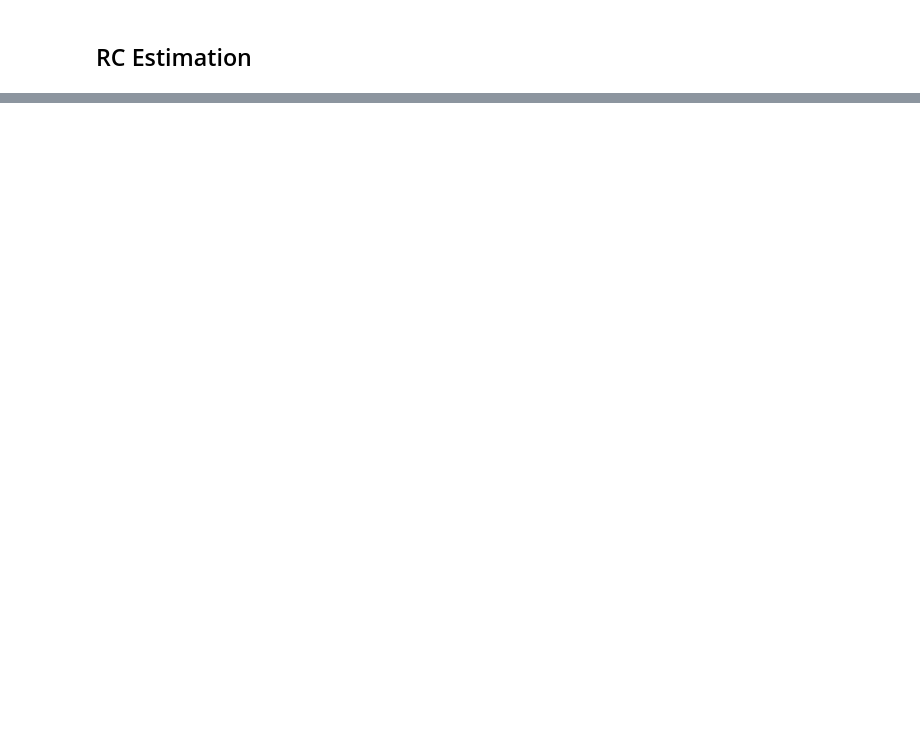
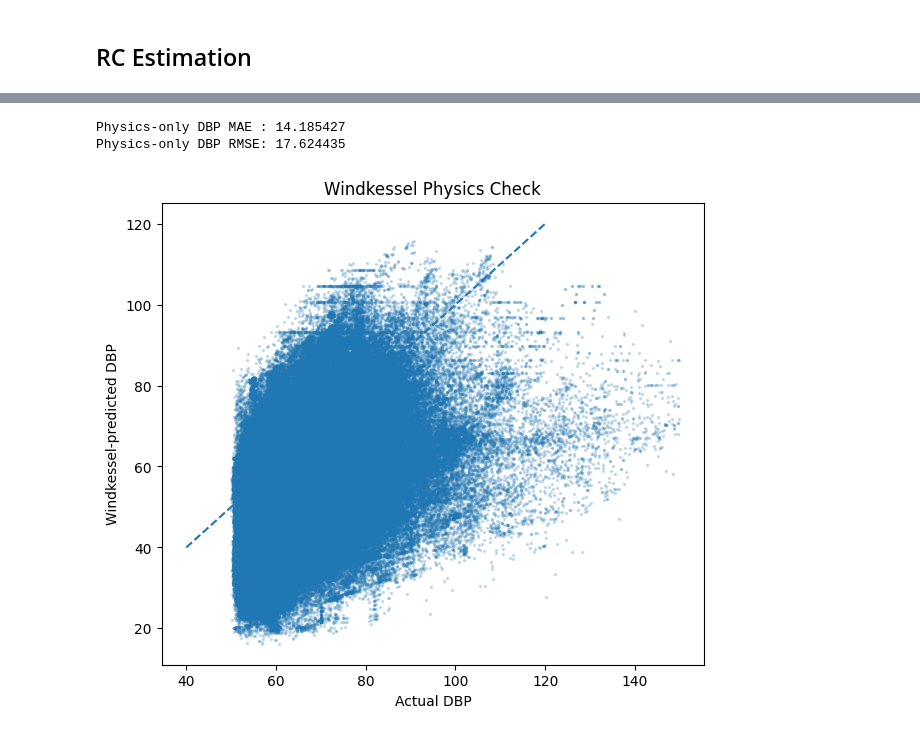
Before and after one commit to Yashvi1701/BP_estimation, a Jupyter notebook: experiments/PINN.ipynb, the cells around one changed output, grey strips where cells are left out. Saved outputs shown, nothing was run; the diff lists cells and outputs as text; code cells hidden in the pictures; blank space fills up the shorter version.

```diff
--- a/experiments/PINN.ipynb
+++ b/experiments/PINN.ipynb
@@ -506,0 +754,50 @@ plt.show()
+# %%
+RC = 0.21
+
+sbp = y_train[:, 0].cpu().numpy()
+dbp = y_train[:, 1].cpu().numpy()
+delay = delay_train.cpu().numpy()
+
+dbp_physics = (
+    sbp *
+    np.exp(-delay / RC)
+)
+
+physics_mae = np.mean(
+    np.abs(dbp_physics - dbp)
+)
+
+physics_rmse = np.sqrt(
+    np.mean(
+        (dbp_physics - dbp) ** 2
+    )
+)
+
+print("Physics-only DBP MAE :", physics_mae)
+print("Physics-only DBP RMSE:", physics_rmse)
+# %% [output]
+Physics-only DBP MAE : 14.185427
+Physics-only DBP RMSE: 17.624435
+# %%
+plt.figure(figsize=(7, 6))
+
+plt.scatter(
+    dbp,
+    dbp_physics,
+    s=2,
+    alpha=0.2
+)
+
+plt.plot(
+    [40, 120],
+    [40, 120],
+    linestyle="--"
+)
+
+plt.xlabel("Actual DBP")
+plt.ylabel("Windkessel-predicted DBP")
+plt.title("Windkessel Physics Check")
+
+plt.show()
+# %% [output]
+[figure, added]
```
Also changed, not shown: parts of 13 cells of this notebook, 1 other file.
